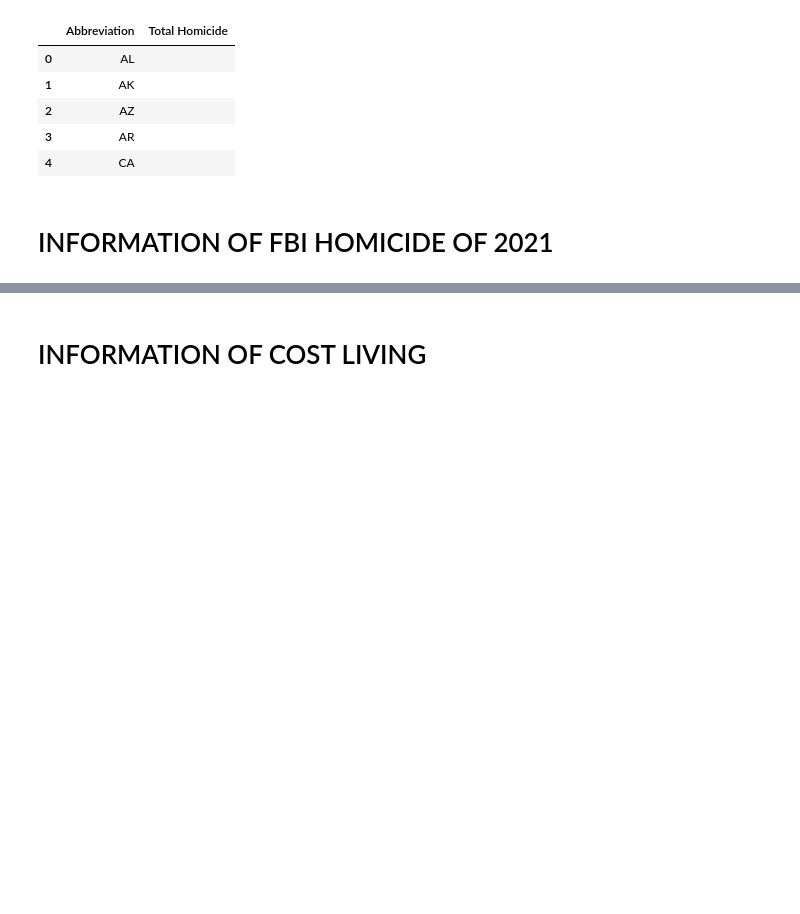
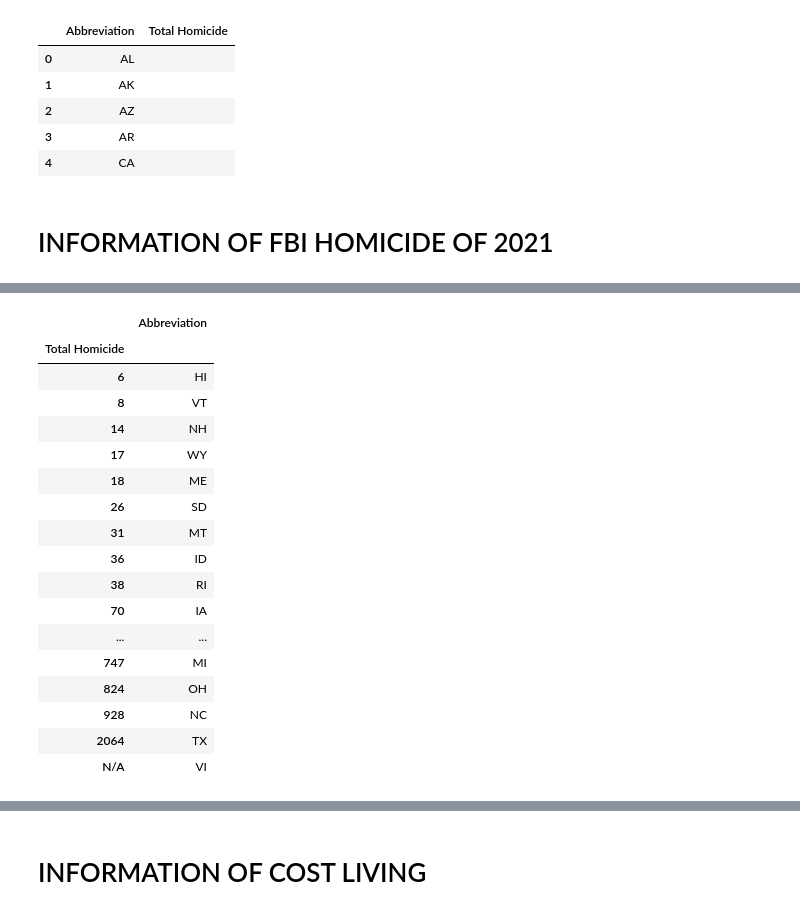
Before and after one commit to hrollin5/project_one, a Jupyter notebook: data_prep.ipynb, the cells around one changed output, grey strips where cells are left out. Drawn from its saved outputs; the diff is of its cells as text; code cells hidden in the pictures; blank space fills up the shorter version.

```diff
--- a/data_prep.ipynb
+++ b/data_prep.ipynb
@@ -50,0 +63,23 @@ data_homicide.head()
+# %%
+# List states from least to greatest total homicide rates for each state
+total_homicide_count_df = data_homicide.groupby("Total Homicide")
+total_homicide_count_df.max()
+# %% [output]
+|  | Abbreviation |
+| Total Homicide |  |
+| 6 | HI |
+| 8 | VT |
+| 14 | NH |
+| 17 | WY |
+| 18 | ME |
+| 26 | SD |
+| 31 | MT |
+| 36 | ID |
+| 38 | RI |
+| 70 | IA |
+| ... | ... |
+| 747 | MI |
+| 824 | OH |
+| 928 | NC |
+| 2064 | TX |
+| N/A | VI |
```
Also changed, not shown: parts of 5 cells of this notebook, 1 other file.
